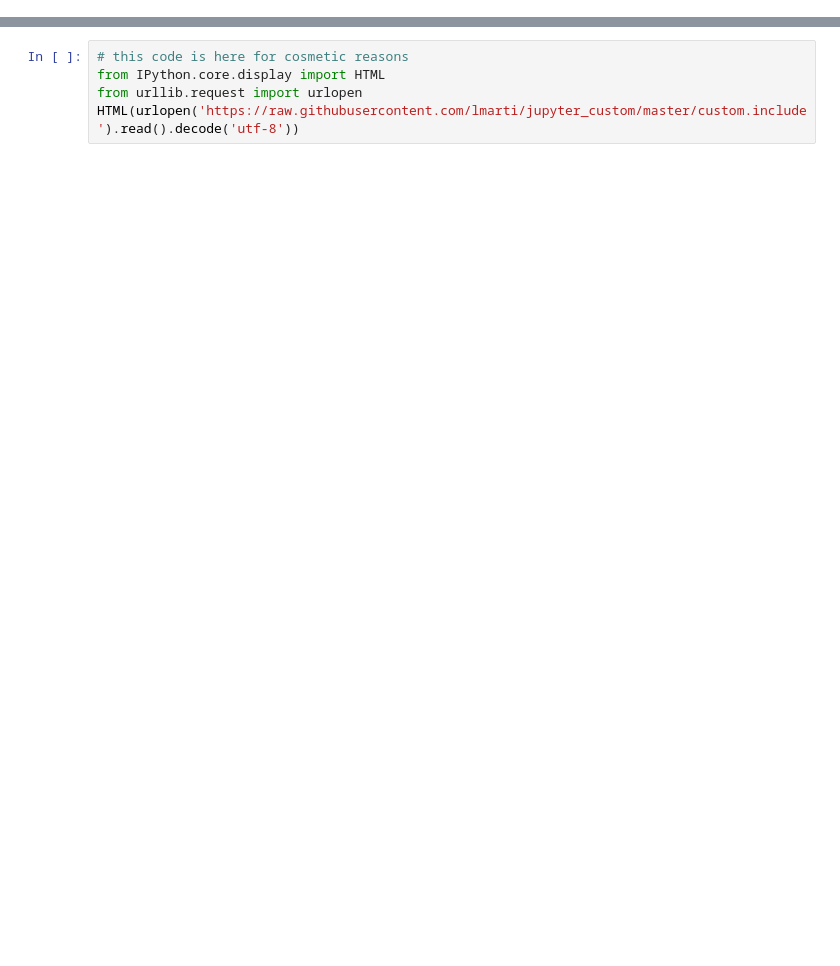
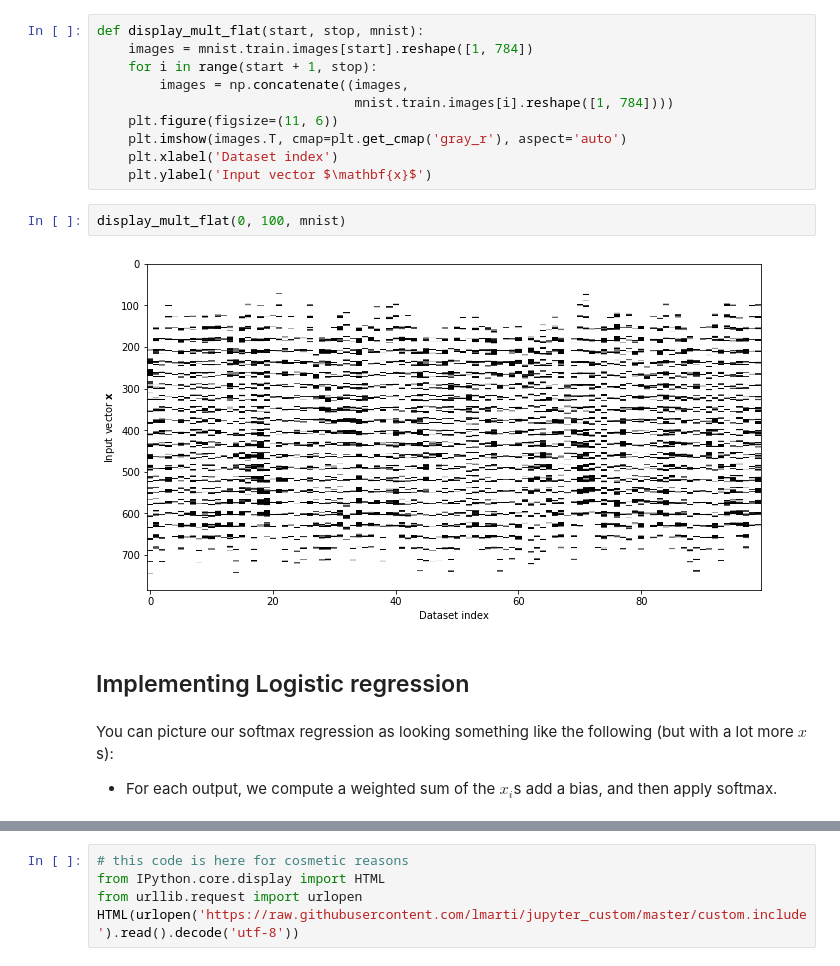
Before and after one commit to rio-group/machine-learning-course, a Jupyter notebook: 05. Programming Neural Networks.ipynb, the cells around one changed output, grey strips where cells are left out. Cells and saved outputs as stored; diff of their text form; blank space fills up the shorter version.

```diff
--- a/05. Programming Neural Networks.ipynb
+++ b/05. Programming Neural Networks.ipynb
@@ -940,0 +147,20 @@ plt.tight_layout()
+# %%
+def display_mult_flat(start, stop, mnist):
+    images = mnist.train.images[start].reshape([1, 784])
+    for i in range(start + 1, stop):
+        images = np.concatenate((images,
+                                 mnist.train.images[i].reshape([1, 784])))
+    plt.figure(figsize=(11, 6))
+    plt.imshow(images.T, cmap=plt.get_cmap('gray_r'), aspect='auto')
+    plt.xlabel('Dataset index')
+    plt.ylabel('Input vector $\mathbf{x}$')
+# %%
+display_mult_flat(0, 100, mnist)
+# %% [output]
+[figure, added]
+# %% [markdown]
+## Implementing Logistic regression
+# %% [markdown]
+You can picture our softmax regression as looking something like the following (but with a lot more $x$s):
+
+* For each output, we compute a weighted sum of the $x_i$s add a bias, and then apply softmax.
```
Also changed, not shown: parts of 174 cells of this notebook, 6 other files.
